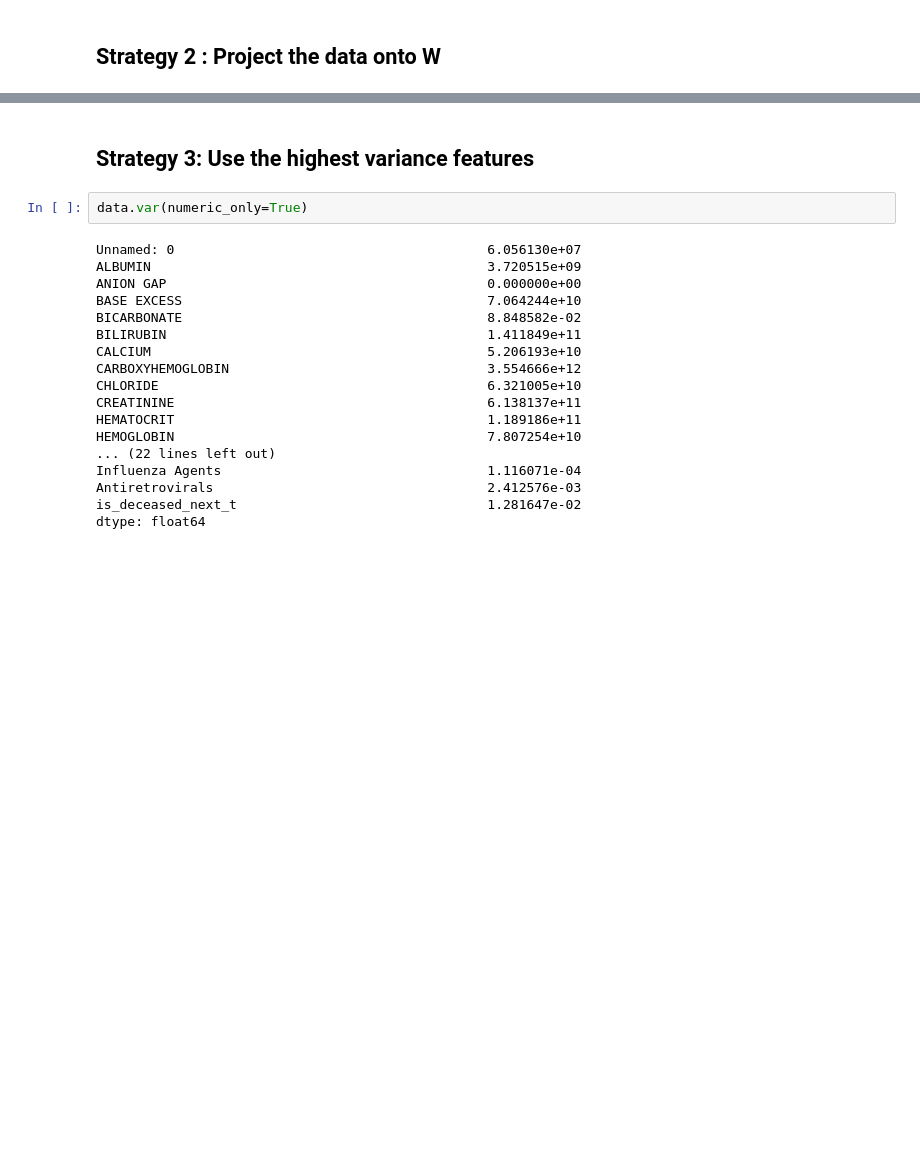
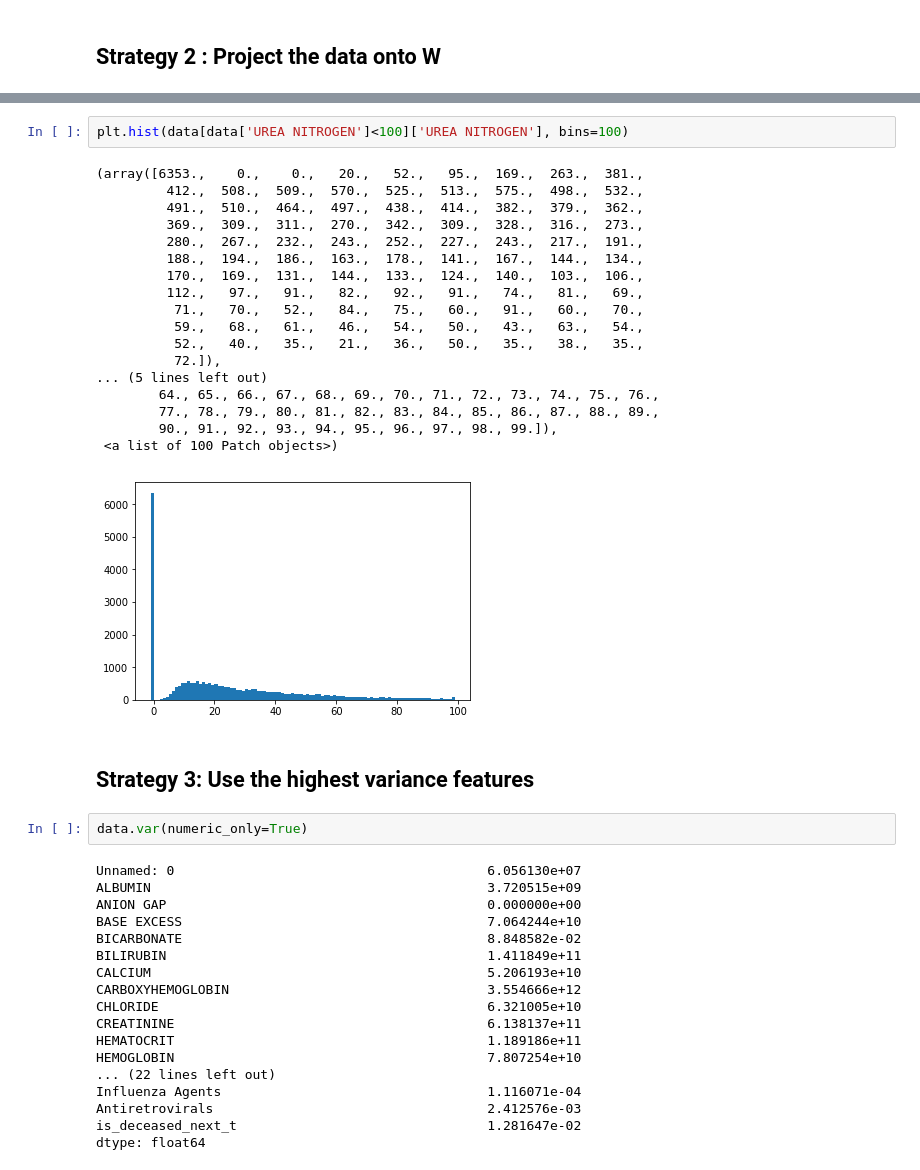
Before and after one commit to ArpiS/nested-policy-rl, a Jupyter notebook: pcpca/pcpca_covid.ipynb, the cells around one changed output, grey strips where cells are left out. Saved outputs shown, nothing was run; the diff lists cells and outputs as text; blank space fills up the shorter version.

```diff
--- a/pcpca/pcpca_covid.ipynb
+++ b/pcpca/pcpca_covid.ipynb
@@ -489,3 +516,24 @@ plt.show()
+# %%
+plt.hist(data[data['UREA NITROGEN']<100]['UREA NITROGEN'], bins=100)
+# %% [output]
+(array([6353.,    0.,    0.,   20.,   52.,   95.,  169.,  263.,  381.,
+         412.,  508.,  509.,  570.,  525.,  513.,  575.,  498.,  532.,
+         491.,  510.,  464.,  497.,  438.,  414.,  382.,  379.,  362.,
+         369.,  309.,  311.,  270.,  342.,  309.,  328.,  316.,  273.,
+         280.,  267.,  232.,  243.,  252.,  227.,  243.,  217.,  191.,
+         188.,  194.,  186.,  163.,  178.,  141.,  167.,  144.,  134.,
+         170.,  169.,  131.,  144.,  133.,  124.,  140.,  103.,  106.,
+         112.,   97.,   91.,   82.,   92.,   91.,   74.,   81.,   69.,
+          71.,   70.,   52.,   84.,   75.,   60.,   91.,   60.,   70.,
+          59.,   68.,   61.,   46.,   54.,   50.,   43.,   63.,   54.,
+          52.,   40.,   35.,   21.,   36.,   50.,   35.,   38.,   35.,
+          72.]),
+... (5 lines left out)
+        64., 65., 66., 67., 68., 69., 70., 71., 72., 73., 74., 75., 76.,
+        77., 78., 79., 80., 81., 82., 83., 84., 85., 86., 87., 88., 89.,
+        90., 91., 92., 93., 94., 95., 96., 97., 98., 99.]),
+ <a list of 100 Patch objects>)
+[figure, added]
 # %% [markdown]
 ## Strategy 3: Use the highest variance features
 # %%
```
Also changed, not shown: parts of 7 cells of this notebook, 1 other file.
